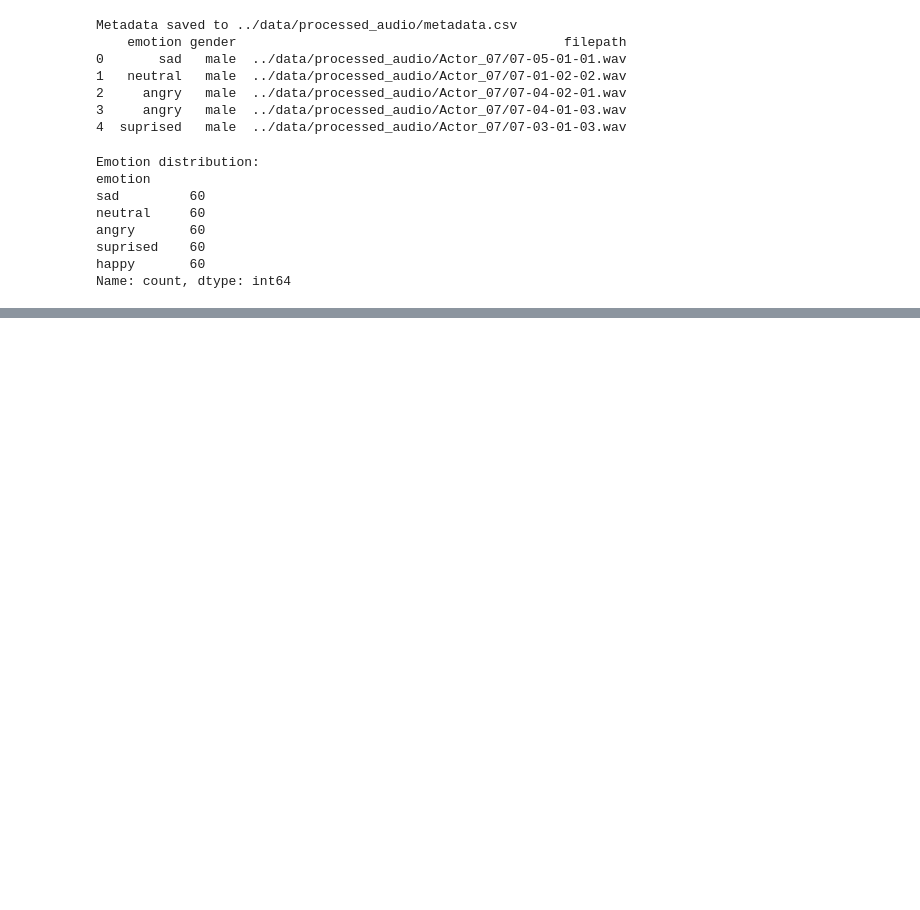
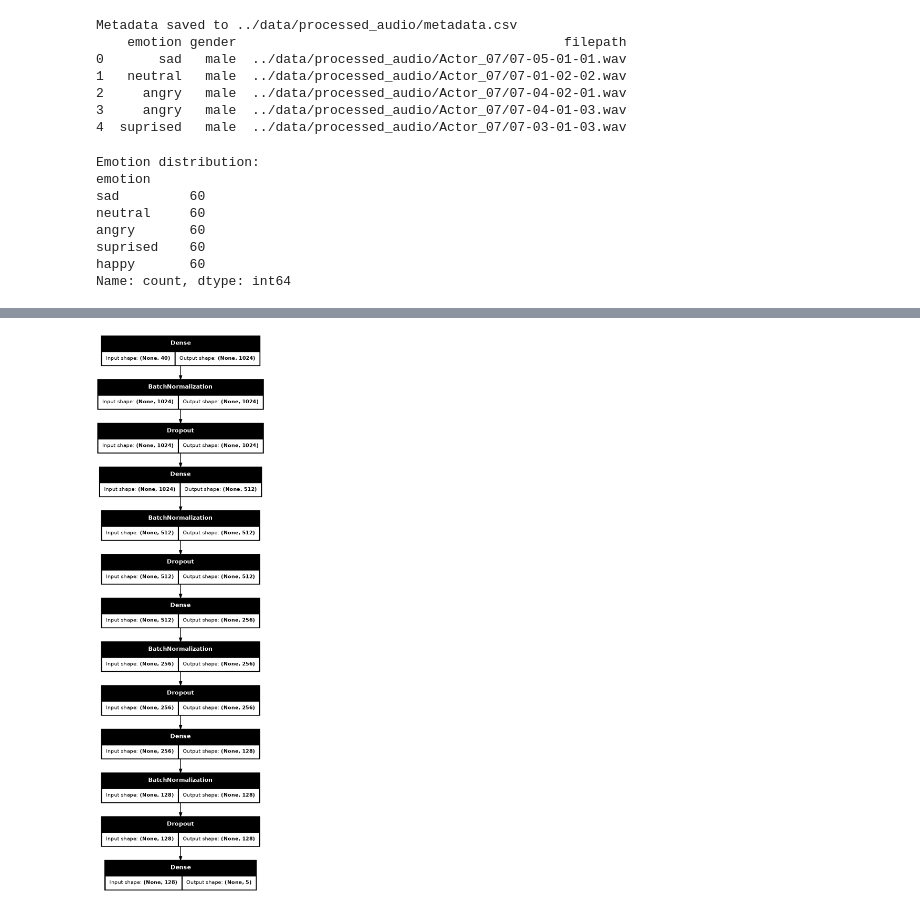
Before and after one commit to Reiaslite/speech-emotion-recognition, a Jupyter notebook: notebooks/main.ipynb, the cells around one changed output, grey strips where cells are left out. Saved outputs shown, nothing was run; the diff lists cells and outputs as text; code cells hidden in the pictures; blank space fills up the shorter version.

```diff
--- a/notebooks/main.ipynb
+++ b/notebooks/main.ipynb
@@ -256,13 +589,11 @@ Model: "sequential_1"
  Trainable params: 735,493 (2.81 MB)
  Non-trainable params: 3,840 (15.00 KB)
 # %%
-from tensorflow.keras.callbacks import EarlyStopping, ModelCheckpoint
-
 # Callbacks
-early_stopping = EarlyStopping(monitor='val_loss', patience=10)
-model_checkpoint = ModelCheckpoint('best_model.keras', monitor='val_loss', save_best_only=True)
+early_stopping = EarlyStopping(monitor='val_loss', patience=15)
+model_checkpoint = ModelCheckpoint('../saves/model/best_model.keras', monitor='val_loss', save_best_only=True)
 
 # Train the model
-history = model.fit(X_train, y_train, epochs=100, batch_size=16, validation_data=(X_test, y_test), verbose=1)
+history = model.fit(X_train, y_train, epochs=100, batch_size=16, validation_data=(X_test, y_test), callbacks=[early_stopping, model_checkpoint], verbose=1)
 # %% [output]
 Epoch 1/100
@@ -313,0 +616,12 @@ Test Accuracy: 0.7388888597488403
+# %%
+from tensorflow.keras.utils import plot_model
+from sklearn.metrics import confusion_matrix, classification_report
+
+# 1. Visualisasi Arsitektur Model
+# Visualisasi struktur model secara grafis
+plot_model(model,
+           to_file='../saves/model_architecture.png',
+           show_shapes=True,
+           dpi=100, rankdir='TB')
+# %% [output]
+[figure, added]
```
Also changed, not shown: parts of 20 cells of this notebook.
